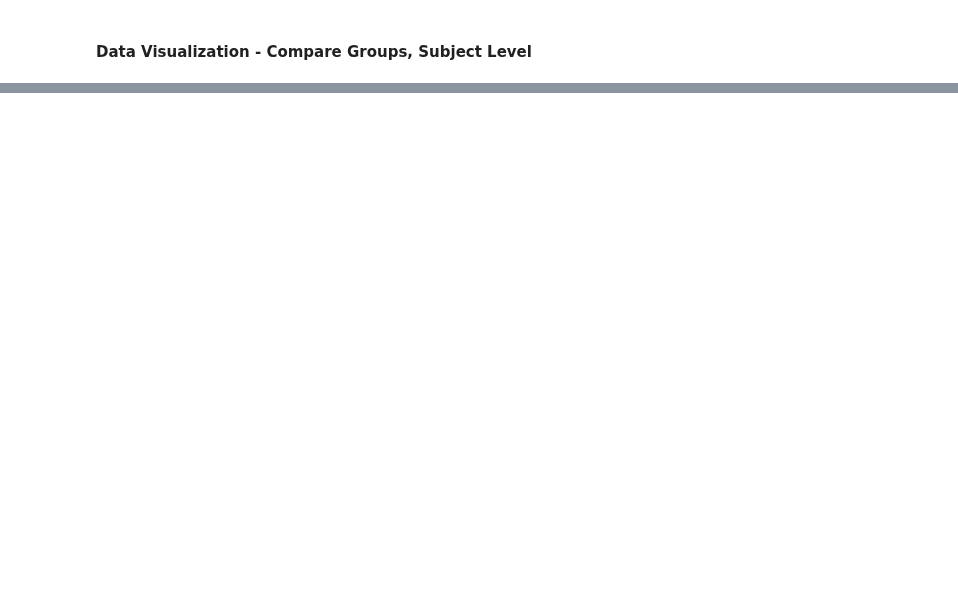
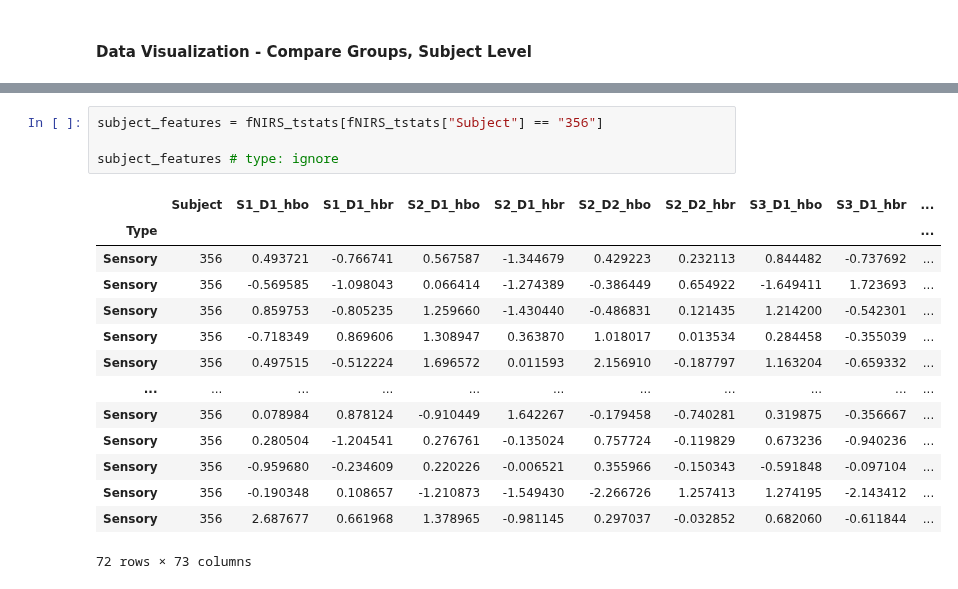
Before and after one commit to andChen2026/NIRS-Processing, a Jupyter notebook: scripts/Processor.ipynb, the cells around one changed output, grey strips where cells are left out. Drawn from its saved outputs; the diff is of its cells as text; blank space fills up the shorter version.

Commit message:
creating new dataframe for CV processing

```diff
--- a/scripts/Processor.ipynb
+++ b/scripts/Processor.ipynb
@@ -226,0 +233,19 @@ def cv_internal(model, data: pd.DataFrame):
+# %%
+subject_features = fNIRS_tstats[fNIRS_tstats["Subject"] == "356"]
+
+subject_features # type: ignore
+# %% [output]
+|  | Subject | S1_D1_hbo | S1_D1_hbr | S2_D1_hbo | S2_D1_hbr | S2_D2_hbo | S2_D2_hbr | S3_D1_hbo | S3_D1_hbr | ... |
+| Type |  |  |  |  |  |  |  |  |  | ... |
+| Sensory | 356 | 0.493721 | -0.766741 | 0.567587 | -1.344679 | 0.429223 | 0.232113 | 0.844482 | -0.737692 | ... |
+| Sensory | 356 | -0.569585 | -1.098043 | 0.066414 | -1.274389 | -0.386449 | 0.654922 | -1.649411 | 1.723693 | ... |
+| Sensory | 356 | 0.859753 | -0.805235 | 1.259660 | -1.430440 | -0.486831 | 0.121435 | 1.214200 | -0.542301 | ... |
+| Sensory | 356 | -0.718349 | 0.869606 | 1.308947 | 0.363870 | 1.018017 | 0.013534 | 0.284458 | -0.355039 | ... |
+| Sensory | 356 | 0.497515 | -0.512224 | 1.696572 | 0.011593 | 2.156910 | -0.187797 | 1.163204 | -0.659332 | ... |
+| ... | ... | ... | ... | ... | ... | ... | ... | ... | ... | ... |
+| Sensory | 356 | 0.078984 | 0.878124 | -0.910449 | 1.642267 | -0.179458 | -0.740281 | 0.319875 | -0.356667 | ... |
+| Sensory | 356 | 0.280504 | -1.204541 | 0.276761 | -0.135024 | 0.757724 | -0.119829 | 0.673236 | -0.940236 | ... |
+| Sensory | 356 | -0.959680 | -0.234609 | 0.220226 | -0.006521 | 0.355966 | -0.150343 | -0.591848 | -0.097104 | ... |
+| Sensory | 356 | -0.190348 | 0.108657 | -1.210873 | -1.549430 | -2.266726 | 1.257413 | 1.274195 | -2.143412 | ... |
+| Sensory | 356 | 2.687677 | 0.661968 | 1.378965 | -0.981145 | 0.297037 | -0.032852 | 0.682060 | -0.611844 | ... |
+72 rows × 73 columns
```
Also changed, not shown: parts of 5 cells of this notebook.
